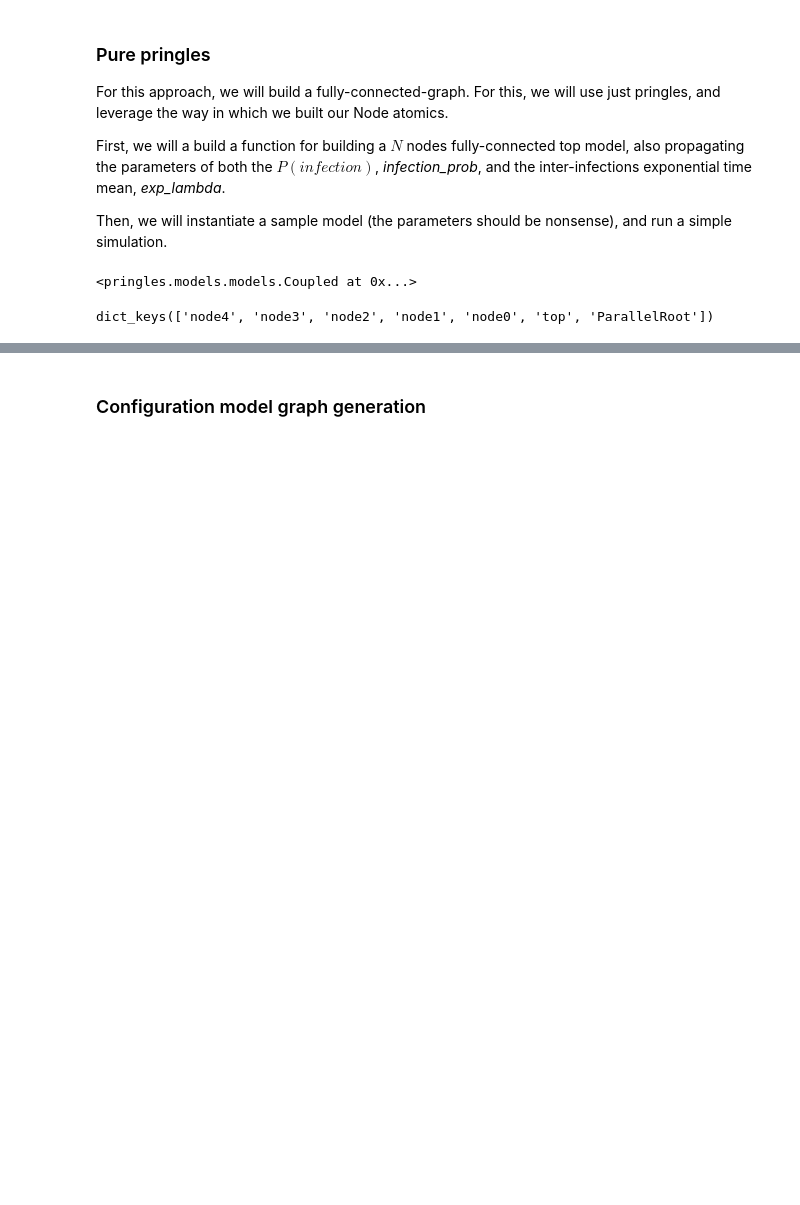
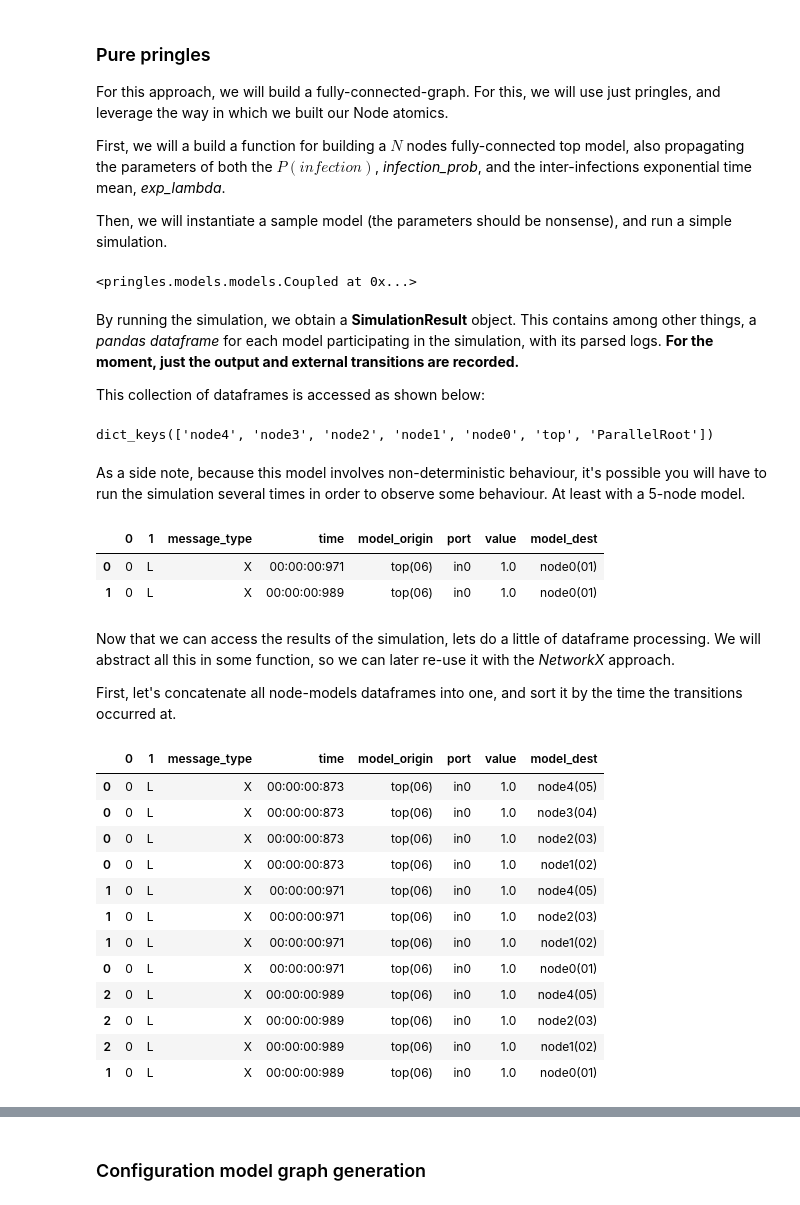
Before and after one commit to colonelpringles/pringles_examples, a Jupyter notebook: random_graphs/Experimental.ipynb, the cells around one changed output, grey strips where cells are left out. Drawn from its saved outputs; the diff is of its cells as text; code cells hidden in the pictures; blank space fills up the shorter version.

```diff
--- a/random_graphs/Experimental.ipynb
+++ b/random_graphs/Experimental.ipynb
@@ -143,4 +145,21 @@ results = simulator.run_simulation(sample_simulation)
-# %%
-print(results.logs_dfs.keys())
-# %% [output]
-dict_keys(['node4', 'node3', 'node2', 'node1', 'node0', 'top', 'ParallelRoot'])
+# %% [markdown]
+By running the simulation, we obtain a **SimulationResult** object. This contains among other things, a *pandas dataframe*  for each model participating in the simulation, with its parsed logs. **For the moment, just the output and external transitions are recorded.**
+
+This collection of dataframes is accessed as shown below:
+# %%
+# sample_simulation_results.logs_dfs is a Dict[model_name: str, data: pandas.Dataframe]
+sample_simulation_results.logs_dfs.keys()
+# %% [output]
+dict_keys(['node4', 'node3', 'node2', 'node1', 'node0', 'top', 'ParallelRoot'])
+# %% [markdown]
+As a side note, because this model involves non-deterministic behaviour, it's possible you will have to run the simulation several times in order to observe some behaviour. At least with a 5-node model.
+# %%
+sample_simulation_results.logs_dfs['node0']
+# %% [output]
+|  | 0 | 1 | message_type | time | model_origin | port | value | model_dest |
+| 0 | 0 | L | X | 00:00:00:971 | top(06) | in0 | 1.0 | node0(01) |
+| 1 | 0 | L | X | 00:00:00:989 | top(06) | in0 | 1.0 | node0(01) |
+# %% [markdown]
+Now that we can access the results of the simulation, lets do a little of dataframe processing. We will abstract all this in some function, so we can later re-use it with the *NetworkX* approach.
+
+First, let's concatenate all node-models dataframes into one, and sort it by the time the transitions occurred at.
@@ -147,7 +169,24 @@ dict_keys(['node4', 'node3', 'node2', 'node1', 'node0', 'top', 'ParallelRoot'])
 # %%
-import pandas as pd
+def merge_all_nodes_results(results):
+    # Concatenating all nodes external transitions
+    nodes_external_transitions = pd.concat([results.logs_dfs[node_id] for node_id in results.logs_dfs.keys() if node_id.startswith("node")])
+    # Sort it by Vtime. This is possible since VirtualTime implements all comparison and equality operators in Python
+    nodes_external_transitions = nodes_external_transitions.sort_values(by=["time"])
+    return nodes_external_transitions
 
-# Concatenating all nodes external transitions
-nodes_external_transitions = pd.concat([results.logs_dfs[node_id] for node_id in results.logs_dfs.keys() if node_id.startswith("node")])
-nodes_external_transitions = nodes_external_transitions.sort_values(by=["time"])
+nodes_external_transitions = merge_all_nodes_results(sample_simulation_results)
 nodes_external_transitions
+# %% [output]
+|  | 0 | 1 | message_type | time | model_origin | port | value | model_dest |
+| 0 | 0 | L | X | 00:00:00:873 | top(06) | in0 | 1.0 | node4(05) |
+| 0 | 0 | L | X | 00:00:00:873 | top(06) | in0 | 1.0 | node3(04) |
+| 0 | 0 | L | X | 00:00:00:873 | top(06) | in0 | 1.0 | node2(03) |
+| 0 | 0 | L | X | 00:00:00:873 | top(06) | in0 | 1.0 | node1(02) |
+| 1 | 0 | L | X | 00:00:00:971 | top(06) | in0 | 1.0 | node4(05) |
+| 1 | 0 | L | X | 00:00:00:971 | top(06) | in0 | 1.0 | node2(03) |
+| 1 | 0 | L | X | 00:00:00:971 | top(06) | in0 | 1.0 | node1(02) |
+| 0 | 0 | L | X | 00:00:00:971 | top(06) | in0 | 1.0 | node0(01) |
+| 2 | 0 | L | X | 00:00:00:989 | top(06) | in0 | 1.0 | node4(05) |
+| 2 | 0 | L | X | 00:00:00:989 | top(06) | in0 | 1.0 | node2(03) |
+| 2 | 0 | L | X | 00:00:00:989 | top(06) | in0 | 1.0 | node1(02) |
+| 1 | 0 | L | X | 00:00:00:989 | top(06) | in0 | 1.0 | node0(01) |
```
Also changed, not shown: parts of 13 cells of this notebook, 1 other file.
